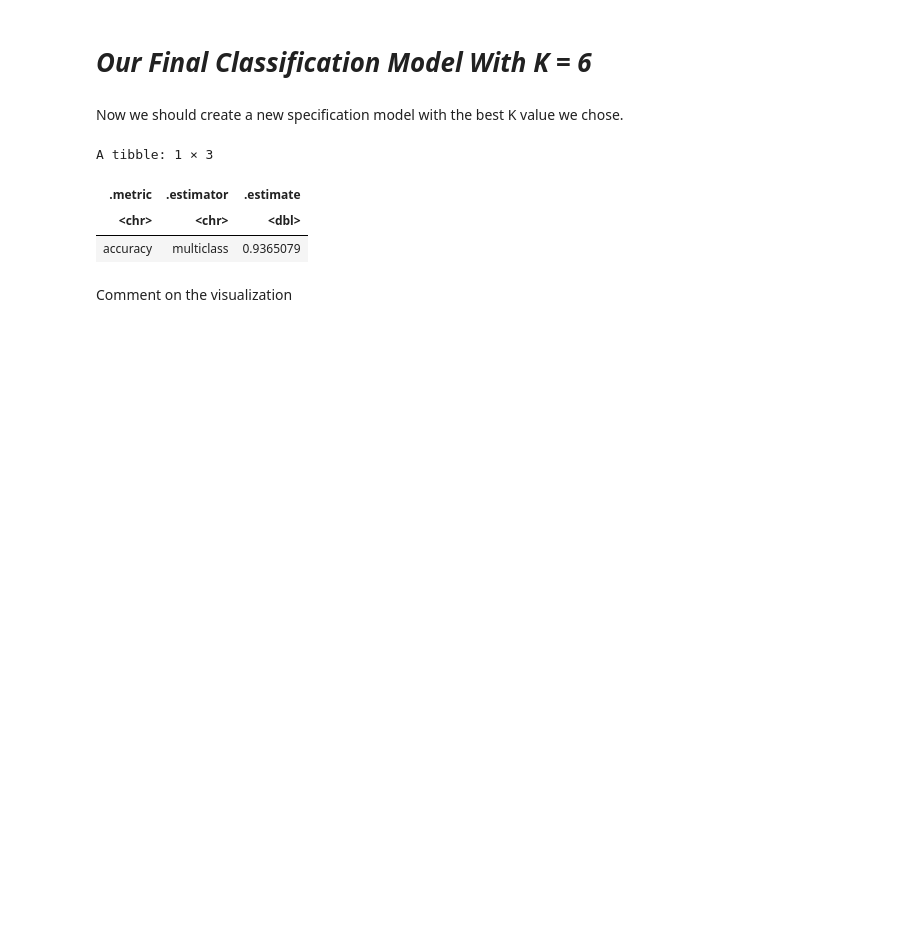
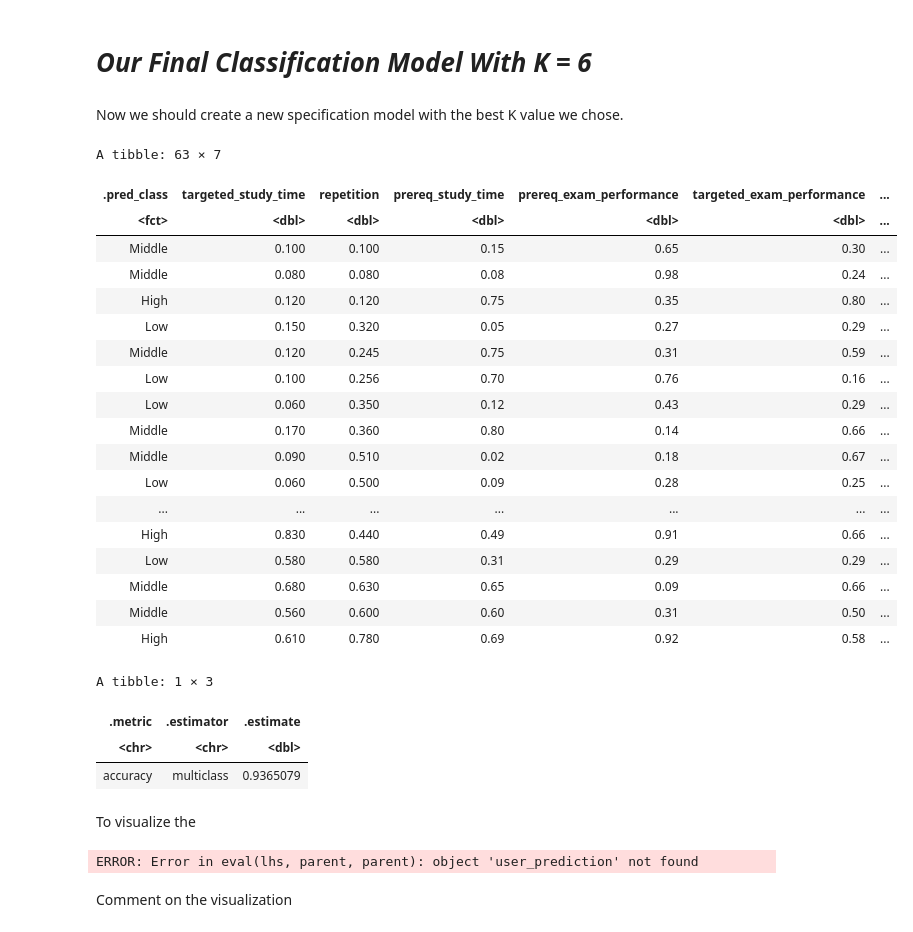
Before and after one commit to cinadia/dsci-project, a Jupyter notebook: Group_Proposal.ipynb, the cells around one changed output. Cells and saved outputs as stored; diff of their text form; code cells hidden in the pictures; blank space fills up the shorter version.

```diff
--- a/Group_Proposal.ipynb
+++ b/Group_Proposal.ipynb
@@ -303,7 +317,28 @@ user_fit_final <- workflow() %>%
 # %%
 user_prediction <- user_fit_final %>%
     predict(knowledge_test) %>%
     bind_cols(knowledge_test)
+user_prediction
+# %% [output]
+A tibble: 63 × 7
+| .pred_class | targeted_study_time | repetition | prereq_study_time | prereq_exam_performance | targeted_exam_performance | ... |
+| <fct> | <dbl> | <dbl> | <dbl> | <dbl> | <dbl> | ... |
+| Middle | 0.100 | 0.100 | 0.15 | 0.65 | 0.30 | ... |
+| Middle | 0.080 | 0.080 | 0.08 | 0.98 | 0.24 | ... |
+| High | 0.120 | 0.120 | 0.75 | 0.35 | 0.80 | ... |
+| Low | 0.150 | 0.320 | 0.05 | 0.27 | 0.29 | ... |
+| Middle | 0.120 | 0.245 | 0.75 | 0.31 | 0.59 | ... |
+| Low | 0.100 | 0.256 | 0.70 | 0.76 | 0.16 | ... |
+| Low | 0.060 | 0.350 | 0.12 | 0.43 | 0.29 | ... |
+| Middle | 0.170 | 0.360 | 0.80 | 0.14 | 0.66 | ... |
+| Middle | 0.090 | 0.510 | 0.02 | 0.18 | 0.67 | ... |
+| Low | 0.060 | 0.500 | 0.09 | 0.28 | 0.25 | ... |
+| ... | ... | ... | ... | ... | ... | ... |
+| High | 0.830 | 0.440 | 0.49 | 0.91 | 0.66 | ... |
+| Low | 0.580 | 0.580 | 0.31 | 0.29 | 0.29 | ... |
+| Middle | 0.680 | 0.630 | 0.65 | 0.09 | 0.66 | ... |
+| Middle | 0.560 | 0.600 | 0.60 | 0.31 | 0.50 | ... |
+| High | 0.610 | 0.780 | 0.69 | 0.92 | 0.58 | ... |
 # %%
 user_prediction_accuracy <-  user_prediction %>%
   metrics(truth = understanding_level, estimate = .pred_class) %>%
@@ -315,5 +350,40 @@ A tibble: 1 × 3
 | .metric | .estimator | .estimate |
 | <chr> | <chr> | <dbl> |
 | accuracy | multiclass | 0.9365079 |
+# %% [markdown]
+To visualize the
+# %%
+options(repr.plot.width = 12, repr.plot.height = 5)
+
+upper_left_point <- c(0.23,0.66)
+lower_left_points <- c(0.26,0.22)
+lower_right_point <- c(0.99,0.24)
+
+user_predicted_plot <- user_prediction %>%
+    ggplot(aes(x = prereq_exam_performance, y = targeted_exam_performance, color = .pred_class)) +
+        geom_point() +
+        labs(x = "Prereq exam performance", y = "Targeted exam performance", color = "Predicted user understanding level") +
+        ggtitle("Predicted user understanding level") +
+        annotate("path",
+                     x=upper_left_point[1] + 0.03*cos(seq(0,2*pi,length.out=100)),
+                     y=upper_left_point[2] + 0.02*sin(seq(0,2*pi,length.out=100))) +
+         annotate("path",
+                     x=lower_left_points[1] + 0.02*cos(seq(0,2*pi,length.out=100)),
+                     y=lower_left_points[2] + 0.05*sin(seq(0,2*pi,length.out=100))) +
+        annotate("path",
+                     x=lower_right_point[1] + 0.03*cos(seq(0,2*pi,length.out=100)),
+                     y=lower_right_point[2] + 0.02*sin(seq(0,2*pi,length.out=100)))
+
+# actual labels
+user_class_plot <- user_prediction %>%
+    ggplot(aes(x = prereq_exam_performance, y = targeted_exam_performance, color = understanding_level)) +
+        geom_point() +
+        labs(x = "Prereq exam performance", y = "Targeted exam performance", color = "Predicted user understanding level") +
+        ggtitle("Actual user understanding level")
+
+
+plot_grid(user_class_plot, user_predicted_plot, ncol = 1)
+# %% [output]
+ERROR: Error in eval(lhs, parent, parent): object 'user_prediction' not found
 # %% [markdown]
 Comment on the visualization
```
Also changed, not shown: parts of 6 cells of this notebook.
